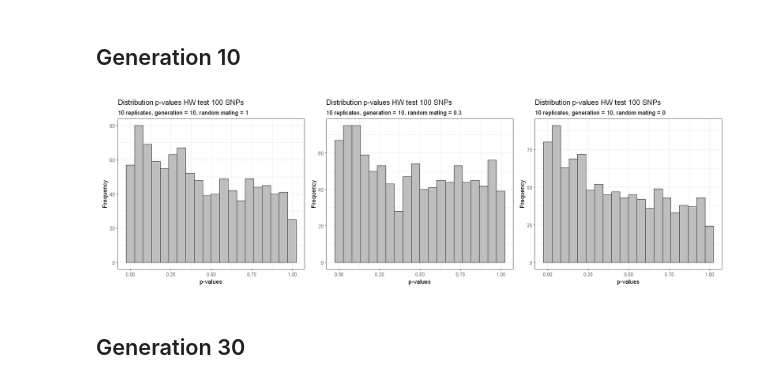
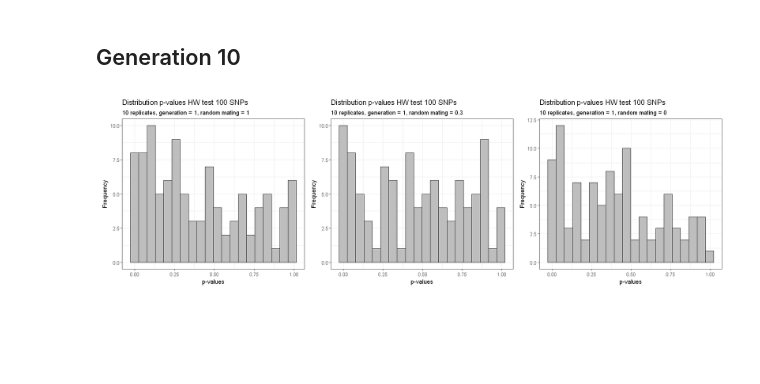
Before and after one commit to sdaza/obesity-dem-heritability, a Jupyter notebook: notebooks/testing-hw-snp-simulation.ipynb, the cells around one changed output. Cells and saved outputs as stored; diff of their text form; code cells hidden in the pictures; blank space fills up the shorter version.

```diff
--- a/notebooks/testing-hw-snp-simulation.ipynb
+++ b/notebooks/testing-hw-snp-simulation.ipynb
@@ -14,7 +13,7 @@ library(ggplot2)
 library(patchwork)
 library(HardyWeinberg)
 output_path = "../output/data/"
-nrep = 10
+rep = 1
 # %%
 # read data
 dat = fread(paste0(output_path, "agents-snp-hw.csv"))
@@ -131,24 +152,22 @@ wrap_plots(plots)
 # %% [markdown]
 ## Generation 10
 # %%
-check_generation = 10
+check_generation = 1
 pvalues1rm0 = getHWsnps(df[generation == check_generation &  random_mating == 0])
 pvalues1rm03 = getHWsnps(df[generation == check_generation &  random_mating == 0.3])
 pvalues1rm1 = getHWsnps(df[generation == check_generation &  random_mating == 1])
 
 
 plots = list()
 vars = c("pvalues1rm1", "pvalues1rm03", "pvalues1rm0")
 values =  c(1, 0.3, 0)
 for (i in 1:3) {
 plots[[i]] = ggplot(data.table(pvalues = get(vars[i])), aes(pvalues)) +
     geom_histogram(bins = 20, fill="grey", colour="black") + theme_bw() +
     labs(x = "p-values", y = "Frequency",
         title = "Distribution p-values HW test 100 SNPs",
         subtitle = paste0(nrep, " replicates, generation = ", check_generation, ", random mating = ", values[i]))
 }
 wrap_plots(plots)
 # %% [output]
-[figure, old version]
+[figure, new version]
-# %% [markdown]
-## Generation 30
```
Also changed, not shown: parts of 14 cells of this notebook.
